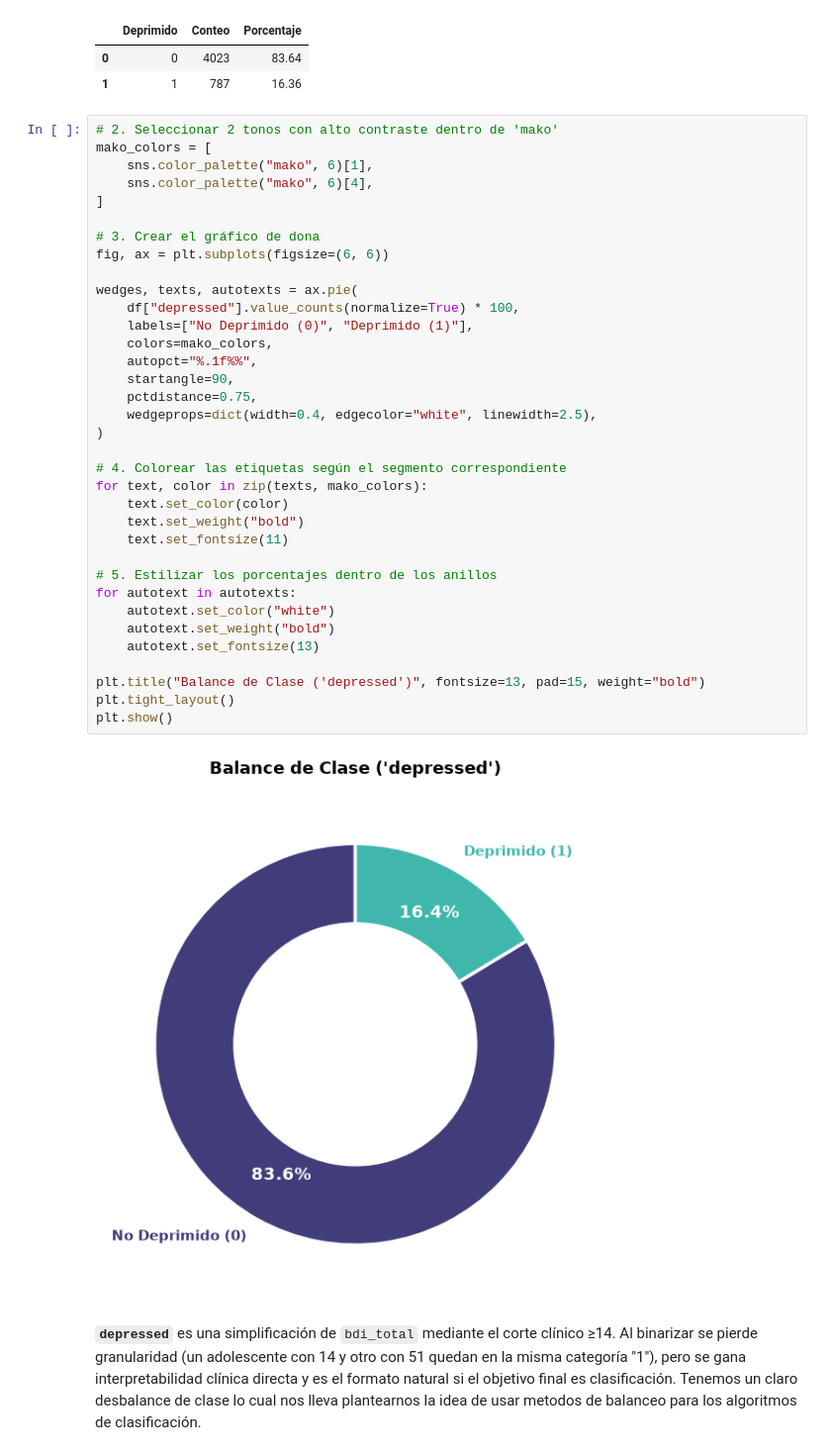
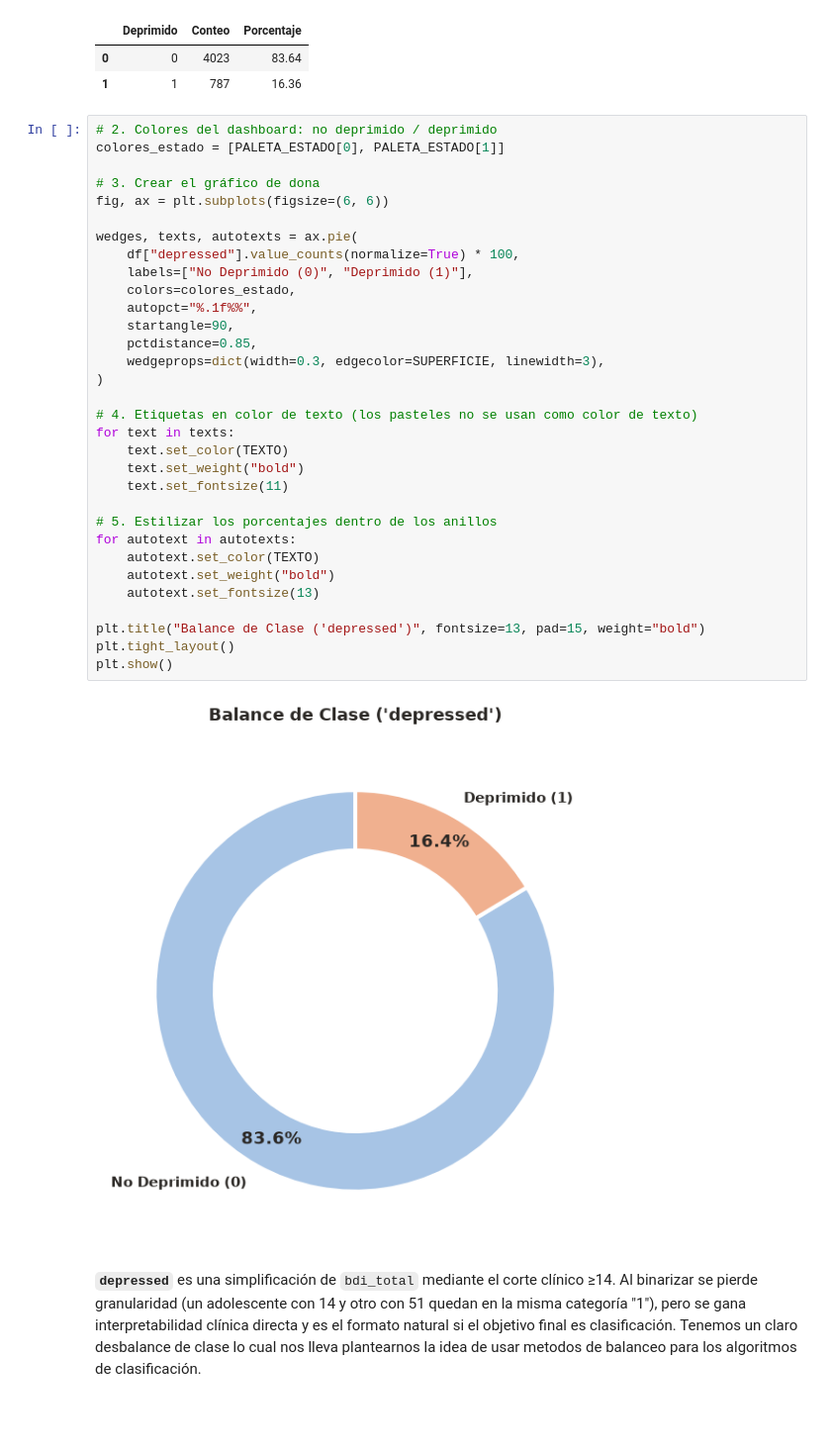
Before and after one commit to luencaro/screen-time-mental-health-py, a Jupyter notebook: notebooks/EDA.ipynb, the cells around one changed output. Shown at 99% size. Cells and saved outputs as stored; diff of their text form; blank space fills up the shorter version.

```diff
--- a/notebooks/EDA.ipynb
+++ b/notebooks/EDA.ipynb
@@ -141,42 +149,39 @@ tabla_depressed.reset_index()
 | 0 | 0 | 4023 | 83.64 |
 | 1 | 1 | 787 | 16.36 |
 # %%
-# 2. Seleccionar 2 tonos con alto contraste dentro de 'mako'
-mako_colors = [
-    sns.color_palette("mako", 6)[1],
-    sns.color_palette("mako", 6)[4],
-]
+# 2. Colores del dashboard: no deprimido / deprimido
+colores_estado = [PALETA_ESTADO[0], PALETA_ESTADO[1]]
 
 # 3. Crear el gráfico de dona
 fig, ax = plt.subplots(figsize=(6, 6))
 
 wedges, texts, autotexts = ax.pie(
     df["depressed"].value_counts(normalize=True) * 100,
     labels=["No Deprimido (0)", "Deprimido (1)"],
-    colors=mako_colors,
+    colors=colores_estado,
     autopct="%.1f%%",
     startangle=90,
-    pctdistance=0.75,
-    wedgeprops=dict(width=0.4, edgecolor="white", linewidth=2.5),
+    pctdistance=0.85,
+    wedgeprops=dict(width=0.3, edgecolor=SUPERFICIE, linewidth=3),
 )
 
-# 4. Colorear las etiquetas según el segmento correspondiente
-for text, color in zip(texts, mako_colors):
-    text.set_color(color)
+# 4. Etiquetas en color de texto (los pasteles no se usan como color de texto)
+for text in texts:
+    text.set_color(TEXTO)
     text.set_weight("bold")
     text.set_fontsize(11)
 
 # 5. Estilizar los porcentajes dentro de los anillos
 for autotext in autotexts:
-    autotext.set_color("white")
+    autotext.set_color(TEXTO)
     autotext.set_weight("bold")
     autotext.set_fontsize(13)
 
 plt.title("Balance de Clase ('depressed')", fontsize=13, pad=15, weight="bold")
 plt.tight_layout()
 plt.show()
 # %% [output]
-[figure, old version]
+[figure, new version]
 # %% [markdown]
 **`depressed`** es una simplificación de `bdi_total` mediante el corte clínico ≥14. Al binarizar se pierde granularidad (un adolescente con 14 y otro con 51 quedan en la misma categoría "1"), pero se gana interpretabilidad clínica directa y es el formato natural si el objetivo final es clasificación. Tenemos un claro desbalance de clase lo cual nos lleva plantearnos la idea de usar metodos de balanceo para los algoritmos de clasificación.
 # %% [markdown]
```
Also changed, not shown: parts of 15 cells of this notebook, 1 other file.
